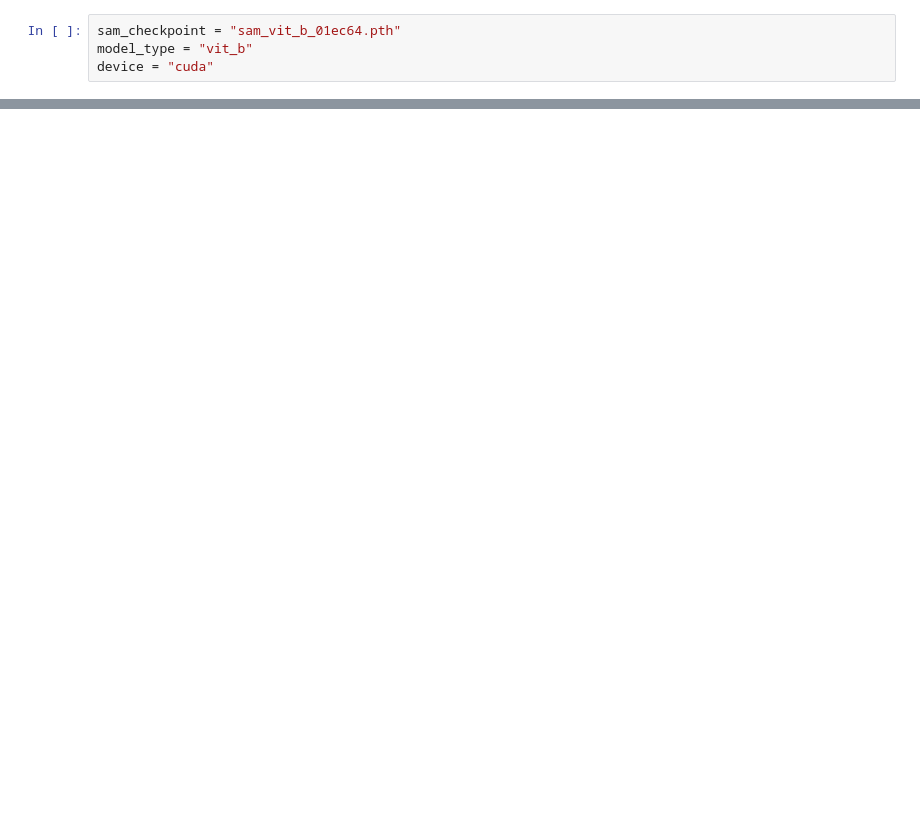
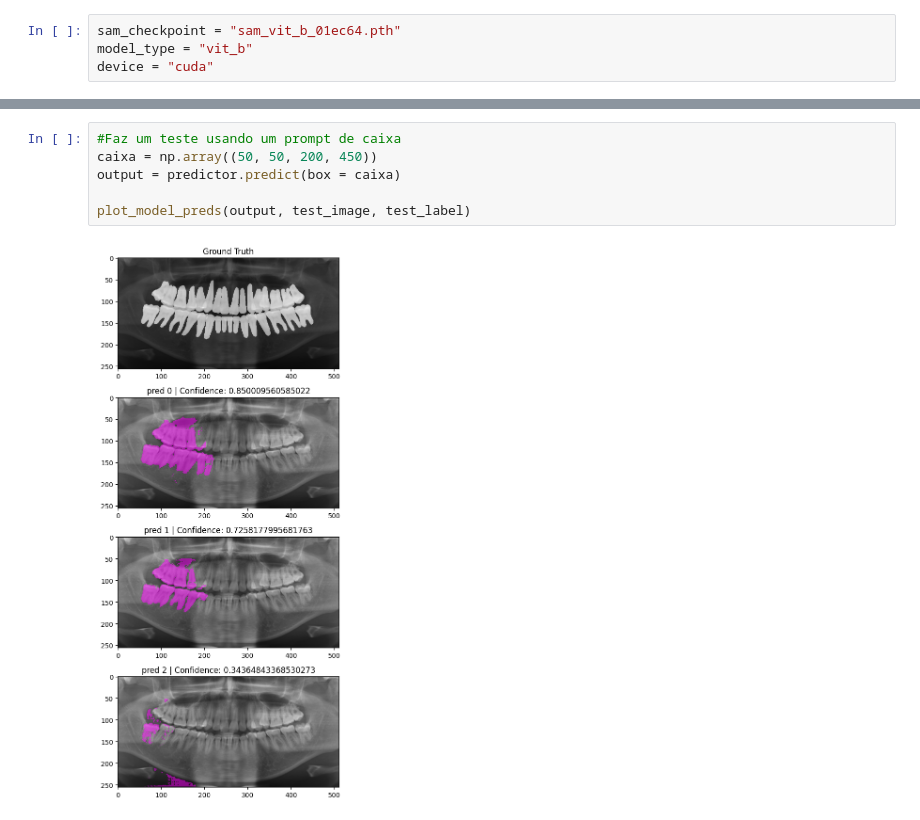
Before and after one commit to pedrotokar/deeplearning-assignments, a Jupyter notebook: Assignment 4/Deep Learning Assignment 4.ipynb, the cells around one changed output, grey strips where cells are left out. Cells and saved outputs as stored; diff of their text form; blank space fills up the shorter version.

```diff
--- a/Assignment 4/Deep Learning Assignment 4.ipynb
+++ b/Assignment 4/Deep Learning Assignment 4.ipynb
@@ -199,0 +267,8 @@ for name, param in sam.named_parameters():
+# %%
+#Faz um teste usando um prompt de caixa
+caixa = np.array((50, 50, 200, 450))
+output = predictor.predict(box = caixa)
+
+plot_model_preds(output, test_image, test_label)
+# %% [output]
+[figure, added]
```
Also changed, not shown: parts of 15 cells of this notebook.
